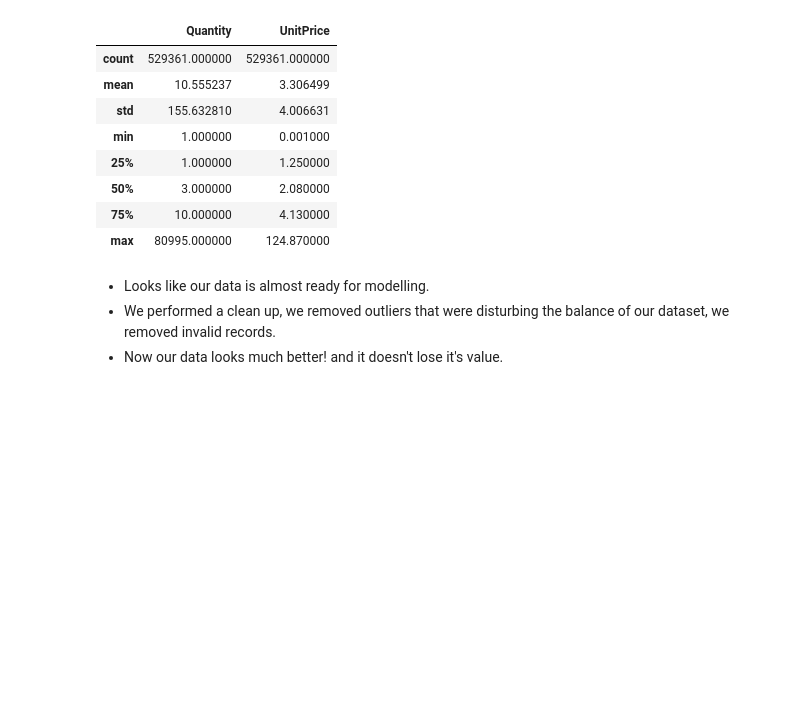
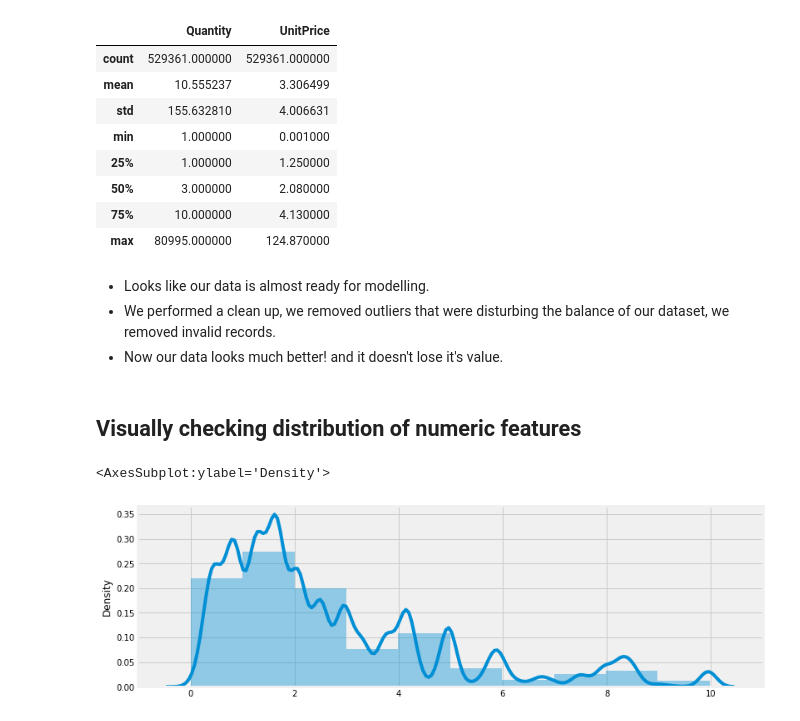
Before and after one commit to AmirMotefaker/Predicting-Sales-Ecommerce, a Jupyter notebook: predicting-sales-ecommerce.ipynb, the cells around one changed output. Cells and saved outputs as stored; diff of their text form; code cells hidden in the pictures; blank space fills up the shorter version.

```diff
--- a/predicting-sales-ecommerce.ipynb
+++ b/predicting-sales-ecommerce.ipynb
@@ -481,3 +481,11 @@ df_quantile.describe()
 - Looks like our data is almost ready for modelling.
 - We performed a clean up, we removed outliers that were disturbing the balance of our dataset, we removed invalid records.
 - Now our data looks much better! and it doesn't lose it's value.
+# %% [markdown]
+## Visually checking distribution of numeric features
+# %%
+plt.figure(figsize=(12,4))
+sns.distplot(df_quantile[df_quantile['UnitPrice'] < 10]['UnitPrice'].values, kde=True, bins=10)
+# %% [output]
+<AxesSubplot:ylabel='Density'>
+[figure, added]
```
Also changed, not shown: parts of 1 cell of this notebook.
